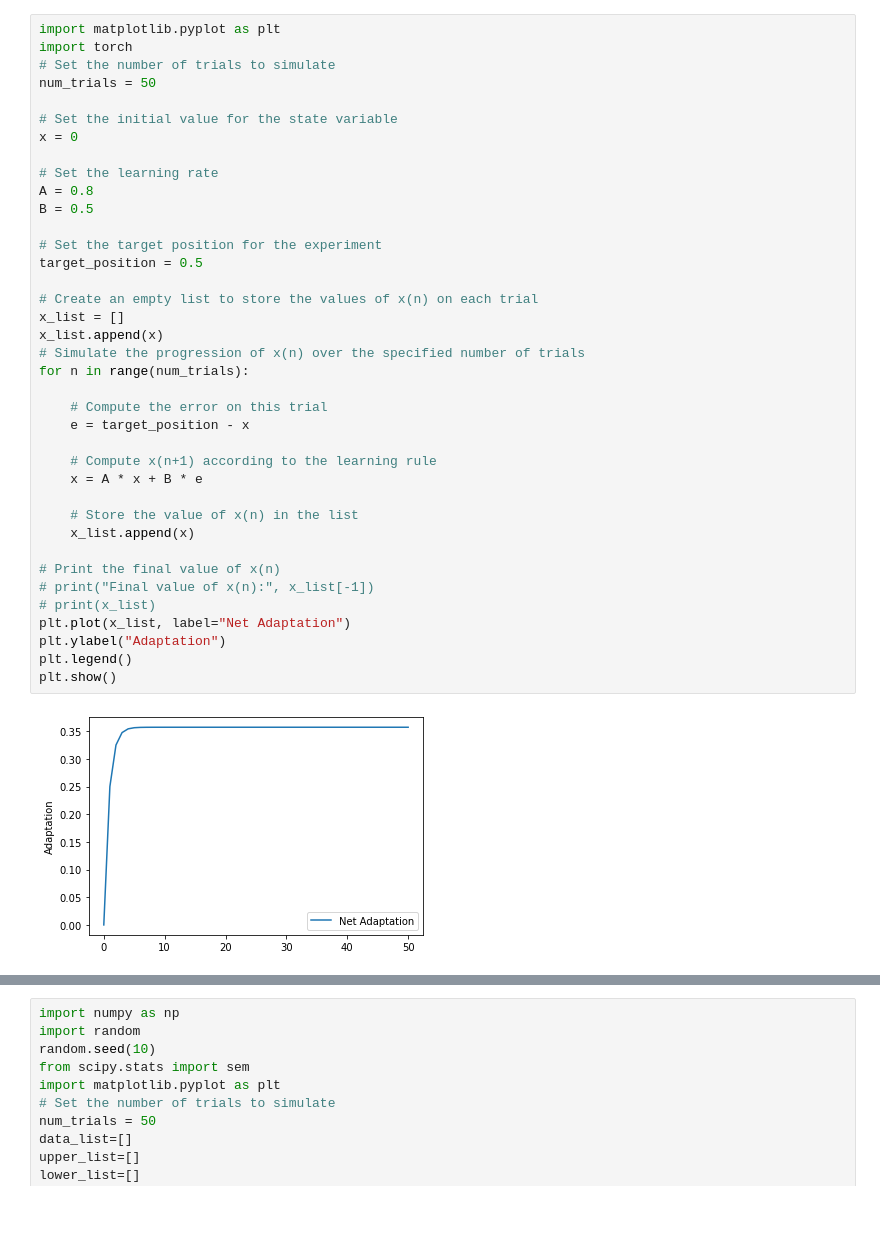
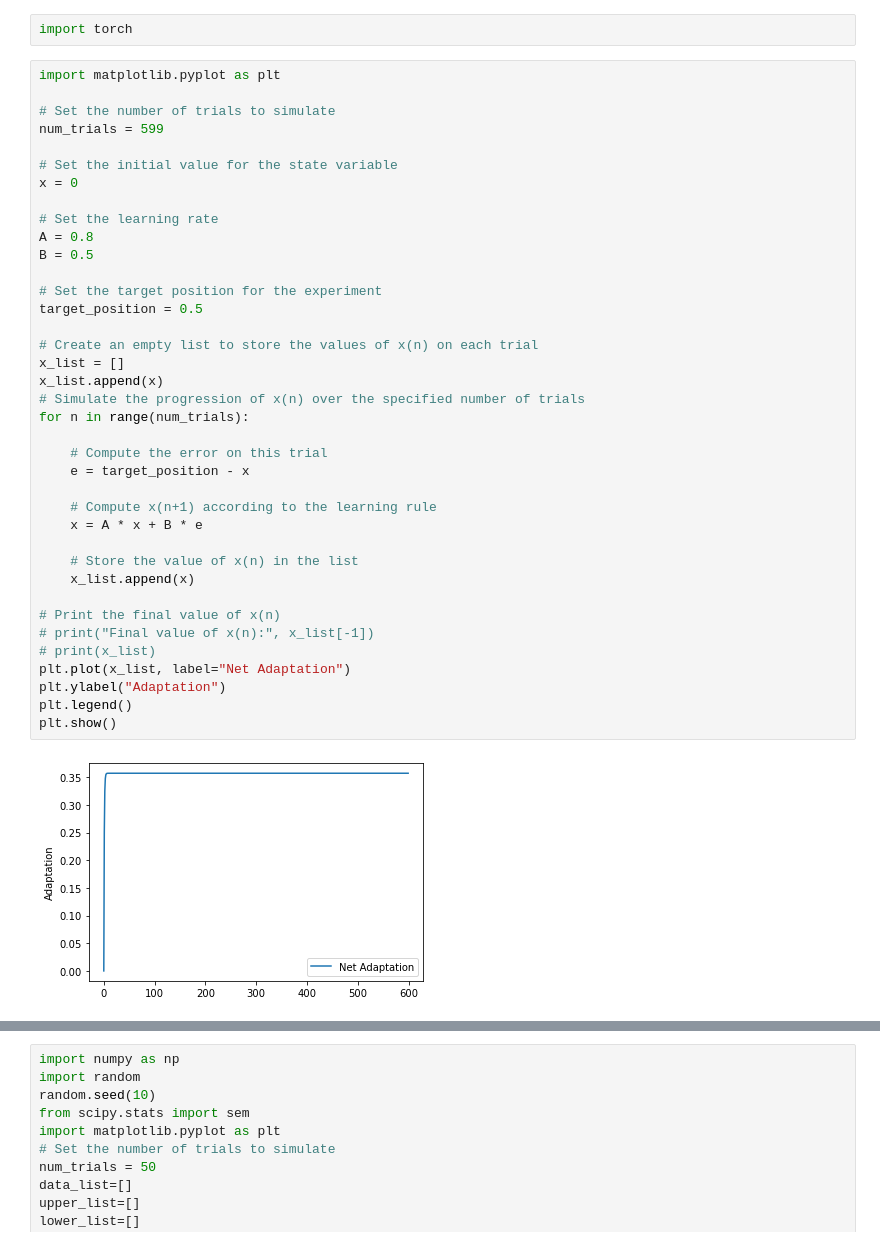
Before and after one commit to Jinshan99/Pyro, a Jupyter notebook: Interacting Adaptive Processes with Different Timescales Underlie Short-Term Motor Learning.ipynb, the cells around one changed output, grey strips where cells are left out. Drawn from its saved outputs; the diff is of its cells as text; blank space fills up the shorter version.

```diff
--- a/Interacting Adaptive Processes with Different Timescales Underlie Short-Term Motor Learning.ipynb
+++ b/Interacting Adaptive Processes with Different Timescales Underlie Short-Term Motor Learning.ipynb
@@ -1,8 +1,10 @@
+# %%
+import torch
 # %%
 import matplotlib.pyplot as plt
-import torch
+
 # Set the number of trials to simulate
-num_trials = 50
+num_trials = 599
 
 # Set the initial value for the state variable
 x = 0
@@ -10,31 +12,31 @@ x = 0
 # Set the learning rate
 A = 0.8
 B = 0.5
 
 # Set the target position for the experiment
 target_position = 0.5
 
 # Create an empty list to store the values of x(n) on each trial
 x_list = []
 x_list.append(x)
 # Simulate the progression of x(n) over the specified number of trials
 for n in range(num_trials):
 
     # Compute the error on this trial
     e = target_position - x
 
     # Compute x(n+1) according to the learning rule
     x = A * x + B * e
 
     # Store the value of x(n) in the list
     x_list.append(x)
 
 # Print the final value of x(n)
 # print("Final value of x(n):", x_list[-1])
 # print(x_list)
 plt.plot(x_list, label="Net Adaptation")
 plt.ylabel("Adaptation")
 plt.legend()
 plt.show()
 # %% [output]
-[figure, old version]
+[figure, new version]
```
Also changed, not shown: parts of 24 cells of this notebook.
